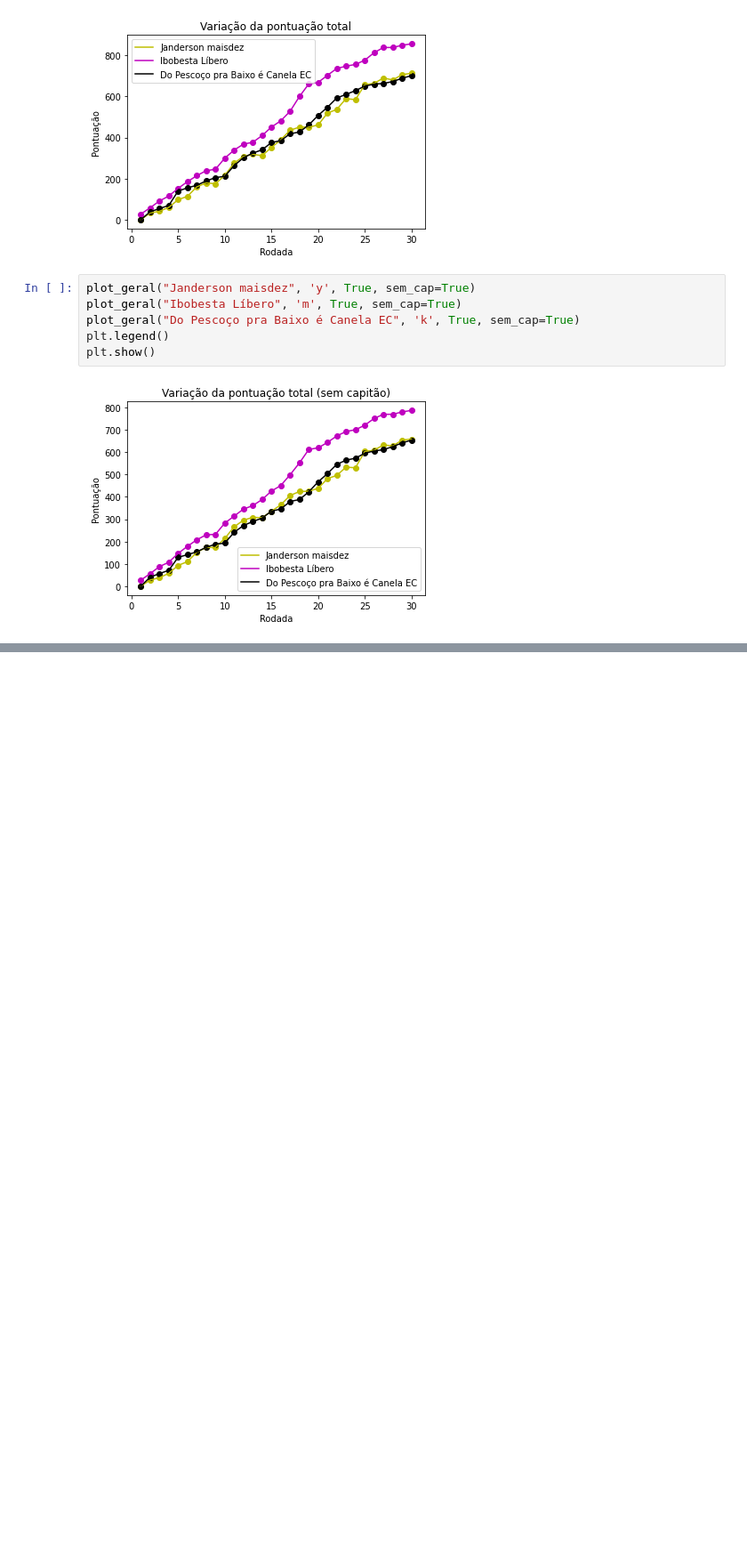
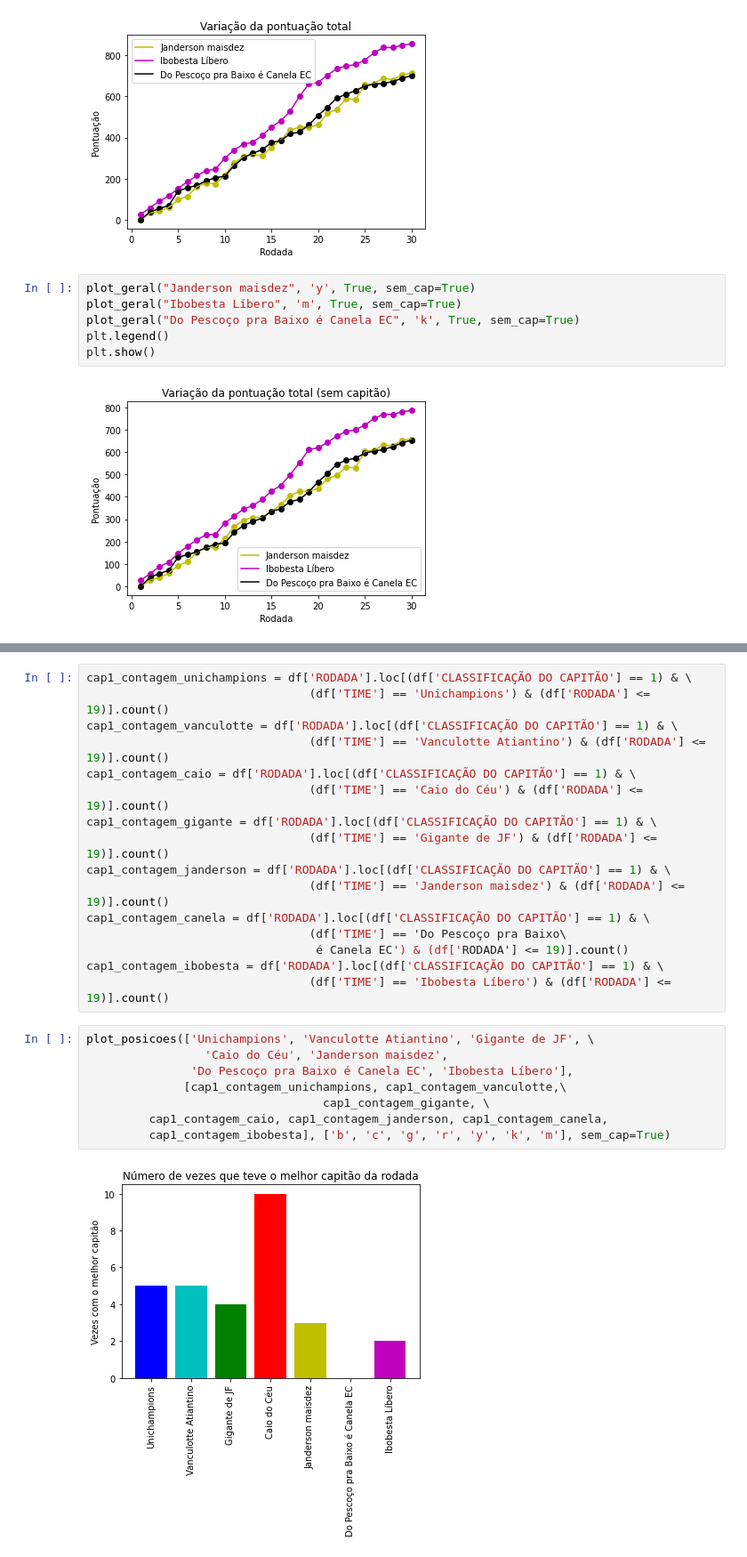
Before and after one commit to Eric-Mendes/estatisticas-quem-cair-calil, a Jupyter notebook: dados_quem_cair_calil_20_21.ipynb, the cells around one changed output, grey strips where cells are left out. Shown at 89% size. Saved outputs shown, nothing was run; the diff lists cells and outputs as text; blank space fills up the shorter version.

```diff
--- a/dados_quem_cair_calil_20_21.ipynb
+++ b/dados_quem_cair_calil_20_21.ipynb
@@ -623,0 +635,26 @@ plt.show()
+# %%
+cap1_contagem_unichampions = df['RODADA'].loc[(df['CLASSIFICAÇÃO DO CAPITÃO'] == 1) & \
+                                (df['TIME'] == 'Unichampions') & (df['RODADA'] <= 19)].count()
+cap1_contagem_vanculotte = df['RODADA'].loc[(df['CLASSIFICAÇÃO DO CAPITÃO'] == 1) & \
+                                (df['TIME'] == 'Vanculotte Atiantino') & (df['RODADA'] <= 19)].count()
+cap1_contagem_caio = df['RODADA'].loc[(df['CLASSIFICAÇÃO DO CAPITÃO'] == 1) & \
+                                (df['TIME'] == 'Caio do Céu') & (df['RODADA'] <= 19)].count()
+cap1_contagem_gigante = df['RODADA'].loc[(df['CLASSIFICAÇÃO DO CAPITÃO'] == 1) & \
+                                (df['TIME'] == 'Gigante de JF') & (df['RODADA'] <= 19)].count()
+cap1_contagem_janderson = df['RODADA'].loc[(df['CLASSIFICAÇÃO DO CAPITÃO'] == 1) & \
+                                (df['TIME'] == 'Janderson maisdez') & (df['RODADA'] <= 19)].count()
+cap1_contagem_canela = df['RODADA'].loc[(df['CLASSIFICAÇÃO DO CAPITÃO'] == 1) & \
+                                (df['TIME'] == 'Do Pescoço pra Baixo\
+                                 é Canela EC') & (df['RODADA'] <= 19)].count()
+cap1_contagem_ibobesta = df['RODADA'].loc[(df['CLASSIFICAÇÃO DO CAPITÃO'] == 1) & \
+                                (df['TIME'] == 'Ibobesta Líbero') & (df['RODADA'] <= 19)].count()
+# %%
+plot_posicoes(['Unichampions', 'Vanculotte Atiantino', 'Gigante de JF', \
+                 'Caio do Céu', 'Janderson maisdez',
+               'Do Pescoço pra Baixo é Canela EC', 'Ibobesta Líbero'],
+              [cap1_contagem_unichampions, cap1_contagem_vanculotte,\
+                                  cap1_contagem_gigante, \
+         cap1_contagem_caio, cap1_contagem_janderson, cap1_contagem_canela,
+         cap1_contagem_ibobesta], ['b', 'c', 'g', 'r', 'y', 'k', 'm'], sem_cap=True)
+# %% [output]
+[figure, added]
```
Also changed, not shown: parts of 9 cells of this notebook.
